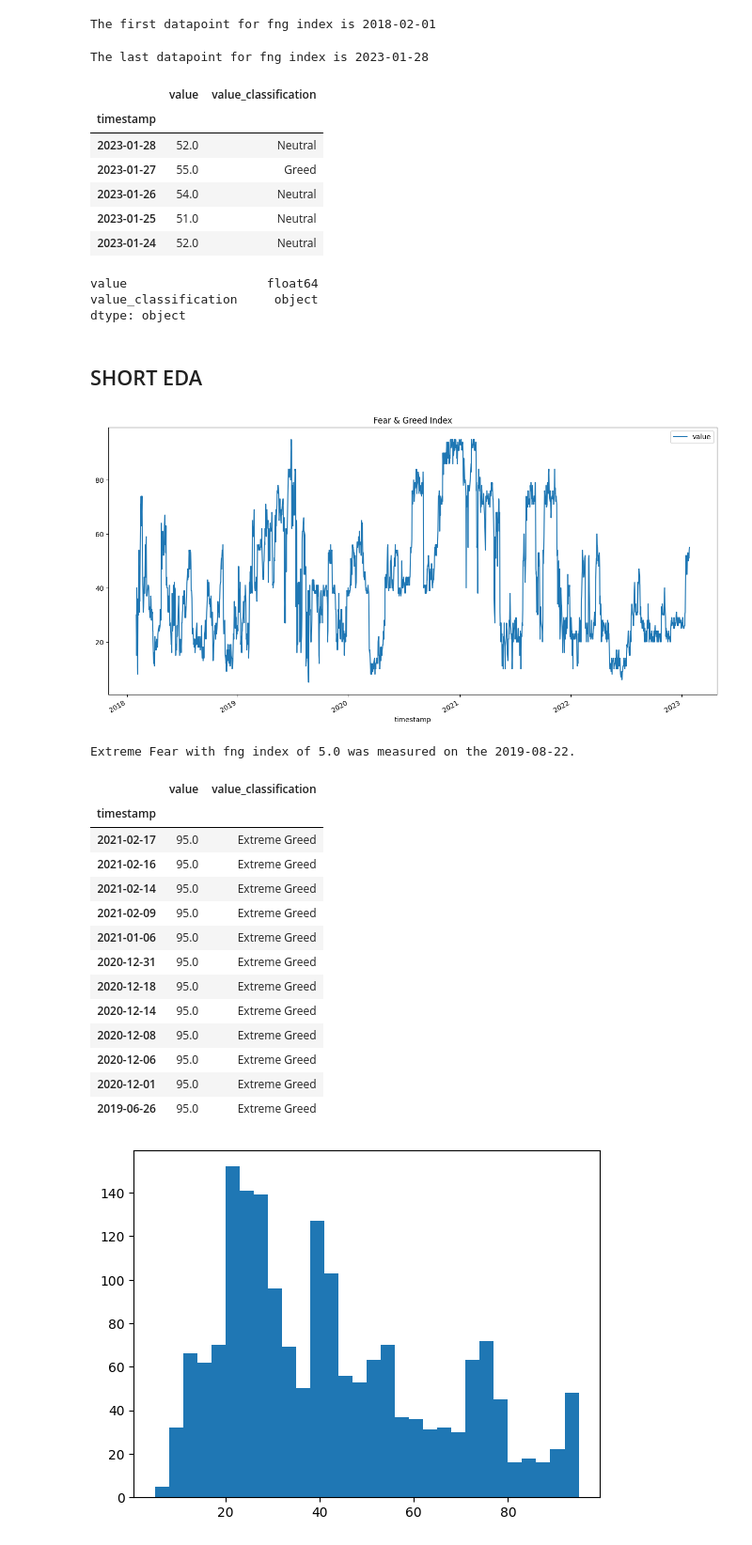
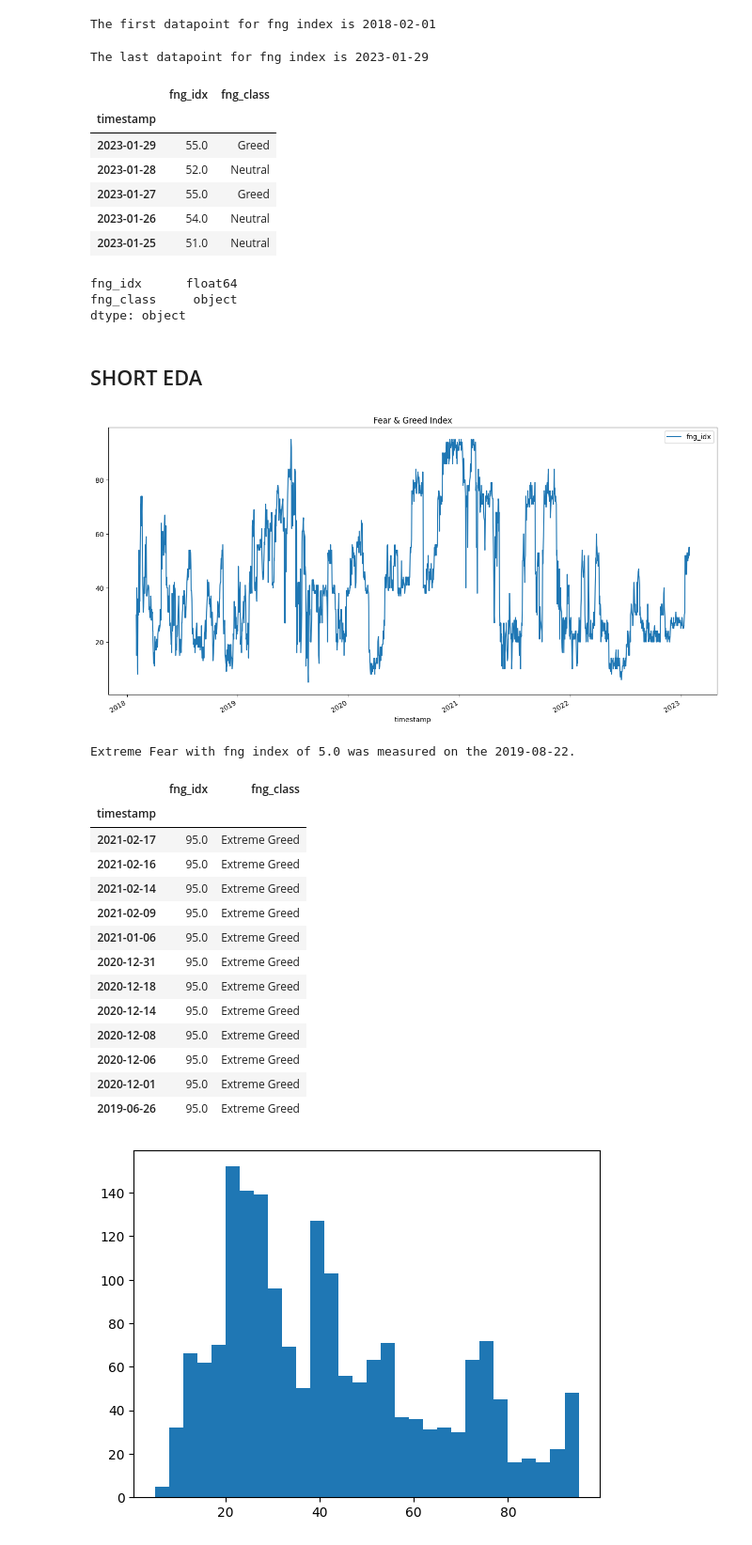
Before and after one commit to Ksyu22/crypto_prediction, a Jupyter notebook: notebooks/data.ipynb, the cells around one changed output. Shown: that part at 94% size. Saved outputs shown, nothing was run; the diff lists cells and outputs as text; code cells hidden in the pictures.

```diff
--- a/notebooks/data.ipynb
+++ b/notebooks/data.ipynb
@@ -84,3 +85,6 @@ memory usage: 42.7+ KB
 # %%
 fng_df.timestamp = pd.to_datetime(fng_df.timestamp, format='%d-%m-%Y')
 fng_df.set_index('timestamp', inplace=True)
+# %%
+fng_df.rename(columns={'value': 'fng_idx', 'value_classification': 'fng_class'}, inplace=True)
+fng_df
@@ -97,32 +116,32 @@ The first datapoint for fng index is 2018-02-01
 fng_last_timestamp = fng_df.index[0].date().strftime('%Y-%m-%d')
 print(f'The last datapoint for fng index is {fng_last_timestamp}')
 # %% [output]
-The last datapoint for fng index is 2023-01-28
+The last datapoint for fng index is 2023-01-29
 # %%
 #changing datatype
-fng_df.value = fng_df.value.astype('float')
+fng_df.fng_idx = fng_df.fng_idx.astype('float')
 # %%
 fng_df.head()
 # %% [output]
-|  | value | value_classification |
+|  | fng_idx | fng_class |
 | timestamp |  |  |
+| 2023-01-29 | 55.0 | Greed |
 | 2023-01-28 | 52.0 | Neutral |
 | 2023-01-27 | 55.0 | Greed |
 | 2023-01-26 | 54.0 | Neutral |
 | 2023-01-25 | 51.0 | Neutral |
-| 2023-01-24 | 52.0 | Neutral |
 # %%
 fng_df.dtypes
 # %% [output]
-value                   float64
-value_classification     object
+fng_idx      float64
+fng_class     object
 dtype: object
 # %% [markdown]
 ## SHORT EDA
 # %%
 # fluctuation of fear and greed index
-fng_df.plot(y='value', use_index=True, figsize=(16,8), title='Fear & Greed Index');
+fng_df.plot(y='fng_idx', use_index=True, figsize=(16,8), title='Fear & Greed Index');
 # %% [output]
-[figure, old version]
+[figure, new version]
 # %%
 #minimal value
@@ -133,10 +152,10 @@ print(f"{min_val.value_classification[0]} with fng index of {min_val.value[0]} w
 Extreme Fear with fng index of 5.0 was measured on the 2019-08-22.
 # %%
 # maximal values
-max_val = fng_df[fng_df.value == fng_df.value.max()]
+max_val = fng_df[fng_df.fng_idx == fng_df.fng_idx.max()]
 max_val
 # %% [output]
-|  | value | value_classification |
+|  | fng_idx | fng_class |
 | timestamp |  |  |
 | 2021-02-17 | 95.0 | Extreme Greed |
 | 2021-02-16 | 95.0 | Extreme Greed |
```
Also changed, not shown: parts of 27 cells of this notebook.
